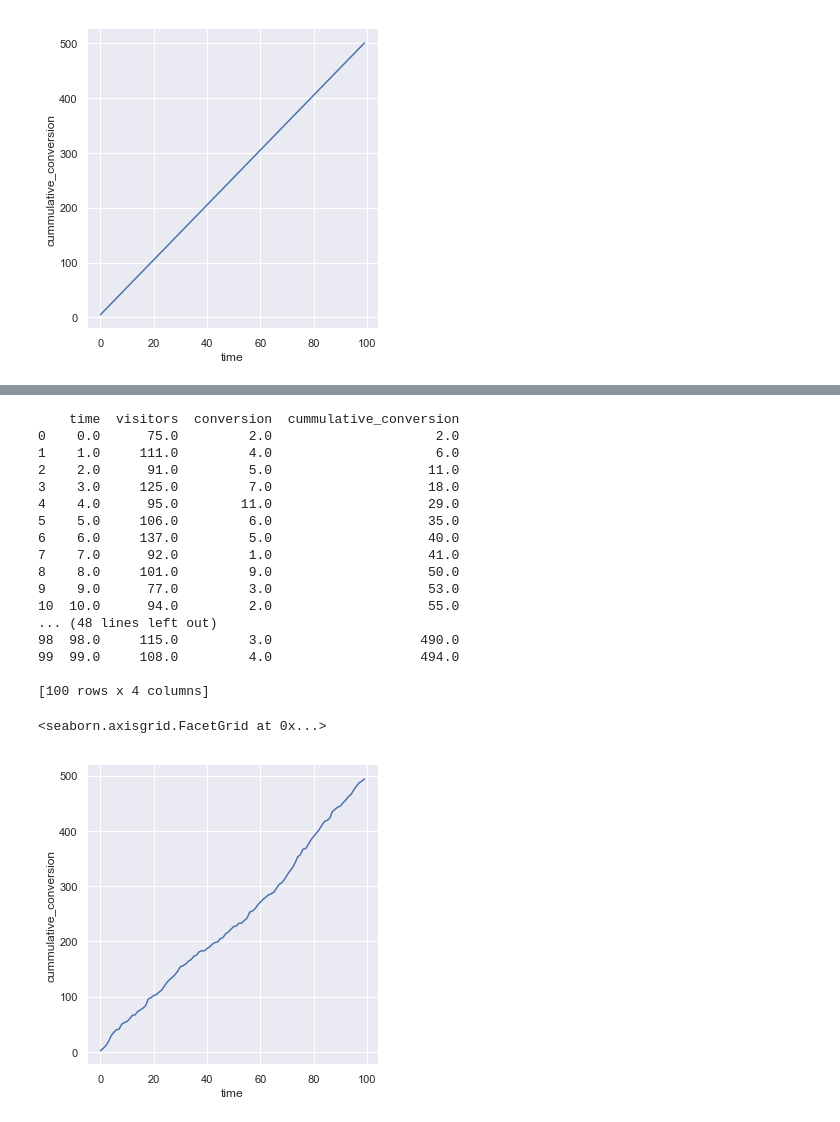
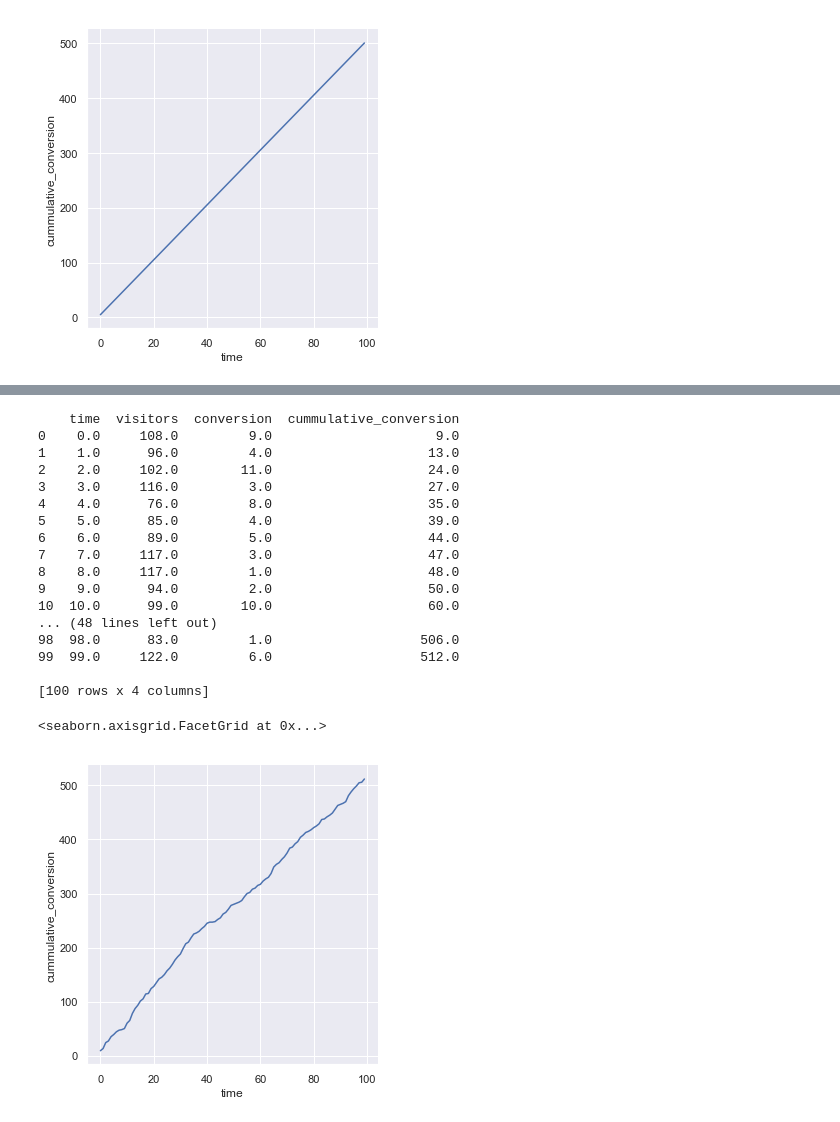
Before and after one commit to imrehg/mc-model-playground, a Jupyter notebook: index.ipynb, the cells around one changed output, grey strips where cells are left out. Cells and saved outputs as stored; diff of their text form; code cells hidden in the pictures.

```diff
--- a/index.ipynb
+++ b/index.ipynb
@@ -50,15 +49,14 @@ sns.relplot(x="time", y="cummulative_conversion", kind="line", data=results1)
 timesteps = 100
 
 # Set random seed
-np.random.seed(0)  # this is not really needed here, just reference
-ot.RandomGenerator.SetSeed(0)  # needed since we use OpenTURNS for the distribution
+np.random.seed(0)
 
 def probabilistic(visitors, conversion, timesteps):
     results = np.zeros((timesteps, 3))
     results[:, 0] = np.arange(0, timesteps)
-    distribution = ot.Bernoulli(conversion)
+    distribution = stats.bernoulli(conversion)
     for i in range(0, timesteps):
-        results[i, 1] = np.sum(distribution.getSample(np.int(visitors)))
+        results[i, 1] = np.sum(distribution.rvs(np.int(visitors)))
         if i > 0:
             results[i, 2] = results[i-1, 2] + results[i, 1]
         else:
@@ -139,45 +137,45 @@ Mean: 500.543, Std: 21.94
 # %%
-ot.RandomGenerator.SetSeed(0)
+np.random.seed(0)
 
-visitors2 = ot.Normal(visitors1, 20)
-conversion2 = ot.Normal(conversion1, 0.01)
+visitors2 = stats.norm(visitors1, 20)
+conversion2 = stats.norm(conversion1, 0.01)
 
 def probabilistic_dist(visitors, conversion, timesteps):
     results = np.zeros((timesteps, 4))
     results[:, 0] = np.arange(0, timesteps)
     for i in range(0, timesteps):
-        conversion_now = ot.Bernoulli(conversion.getSample(1)[0][0])
-        visitors_now = np.int(np.round(visitors.getSample(1)[0][0]))
+        conversion_now = stats.bernoulli(conversion.rvs())
+        visitors_now = np.int(np.round(visitors.rvs()))
         results[i, 1] = visitors_now
-        results[i, 2] = np.sum(conversion_now.getSample(visitors_now))
+        results[i, 2] = np.sum(conversion_now.rvs(visitors_now))
         if i > 0:
             results[i, 3] = results[i-1, 3] + results[i, 2]
         else:
             results[i, 3] = results[i, 2]
     return pd.DataFrame(results, columns=["time", "visitors", "conversion", "cummulative_conversion"])
 
 
 results_mc1 = probabilistic_dist(visitors2, conversion2, timesteps)
 print(results_mc1)
 sns.relplot(x="time", y="cummulative_conversion", kind="line", data=results_mc1)
 # %% [output]
     time  visitors  conversion  cummulative_conversion
-0    0.0      75.0         2.0                     2.0
-1    1.0     111.0         4.0                     6.0
-2    2.0      91.0         5.0                    11.0
-3    3.0     125.0         7.0                    18.0
-4    4.0      95.0        11.0                    29.0
-5    5.0     106.0         6.0                    35.0
-6    6.0     137.0         5.0                    40.0
-7    7.0      92.0         1.0                    41.0
-8    8.0     101.0         9.0                    50.0
-9    9.0      77.0         3.0                    53.0
-10  10.0      94.0         2.0                    55.0
+0    0.0     108.0         9.0                     9.0
+1    1.0      96.0         4.0                    13.0
+2    2.0     102.0        11.0                    24.0
+3    3.0     116.0         3.0                    27.0
+4    4.0      76.0         8.0                    35.0
+5    5.0      85.0         4.0                    39.0
+6    6.0      89.0         5.0                    44.0
+7    7.0     117.0         3.0                    47.0
+8    8.0     117.0         1.0                    48.0
+9    9.0      94.0         2.0                    50.0
+10  10.0      99.0        10.0                    60.0
 ... (48 lines left out)
-98  98.0     115.0         3.0                   490.0
-99  99.0     108.0         4.0                   494.0
+98  98.0      83.0         1.0                   506.0
+99  99.0     122.0         6.0                   512.0
 
 [100 rows x 4 columns]
 <seaborn.axisgrid.FacetGrid at 0x...>
-[figure, old version]
+[figure, new version]
 # %%
```
Also changed, not shown: parts of 6 cells of this notebook.
